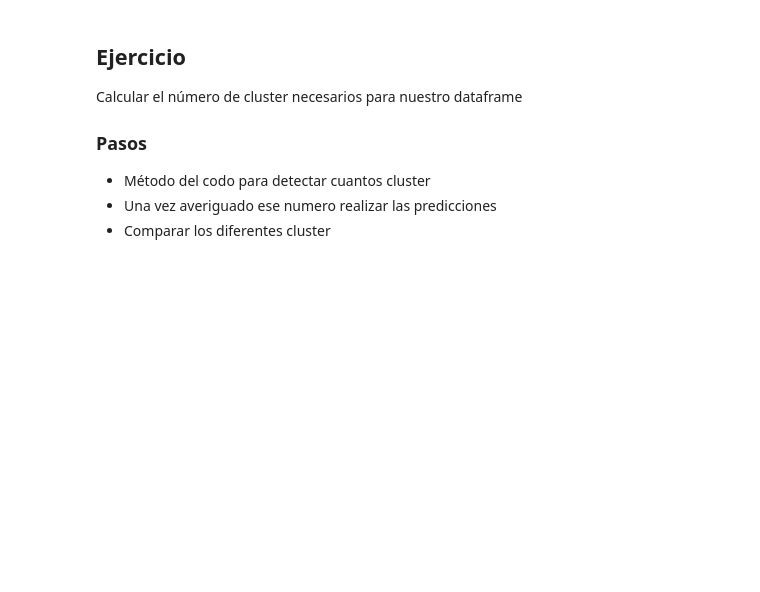
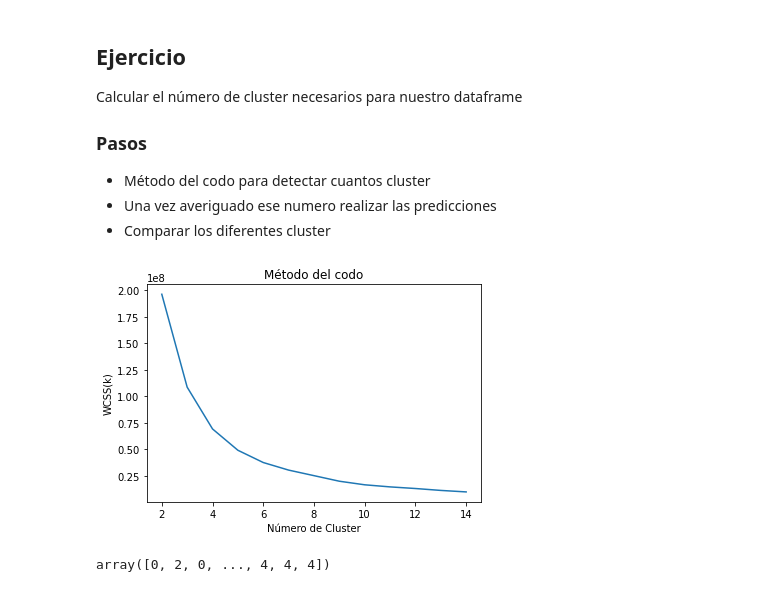
Before and after one commit to jsanz81/Bootcamp_Abril2023, a Jupyter notebook: 05_Machine_Learning/03_Aprendizaje_No_Supervisado/Cluster/Kmeans/K-Means.ipynb, the cells around one changed output. Cells and saved outputs as stored; diff of their text form; code cells hidden in the pictures; blank space fills up the shorter version.

```diff
--- a/05_Machine_Learning/03_Aprendizaje_No_Supervisado/Cluster/Kmeans/K-Means.ipynb
+++ b/05_Machine_Learning/03_Aprendizaje_No_Supervisado/Cluster/Kmeans/K-Means.ipynb
@@ -179,0 +182,14 @@ Calcular el número de cluster necesarios para nuestro dataframe
+# %%
+wcss=[]
+for i in range(2,15):
+    kmeans=KMeans(n_clusters=i,max_iter=300,random_state=42)
+    kmeans.fit(vehiculos_pr)
+    wcss.append(kmeans.inertia_)
+# %%
+plt.plot(range(2,15),wcss)
+plt.title("Método del codo")
+plt.xlabel("Número de Cluster")
+plt.ylabel("WCSS(k)")
+plt.show()
+# %% [output]
+[figure, added]
@@ -179,0 +199,5 @@ Calcular el número de cluster necesarios para nuestro dataframe
+# %%
+clusters = kmeans.labels_
+clusters
+# %% [output]
+array([0, 2, 0, ..., 4, 4, 4])
```
Also changed, not shown: parts of 10 cells of this notebook.
